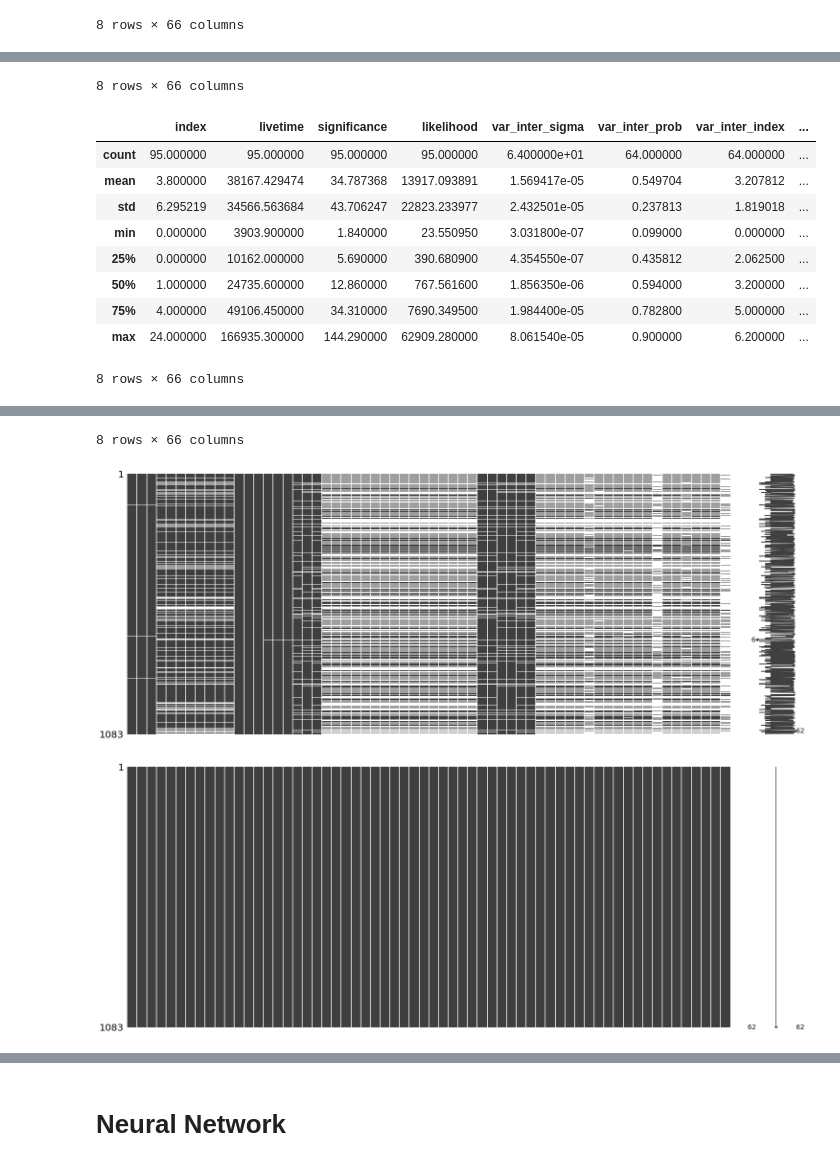
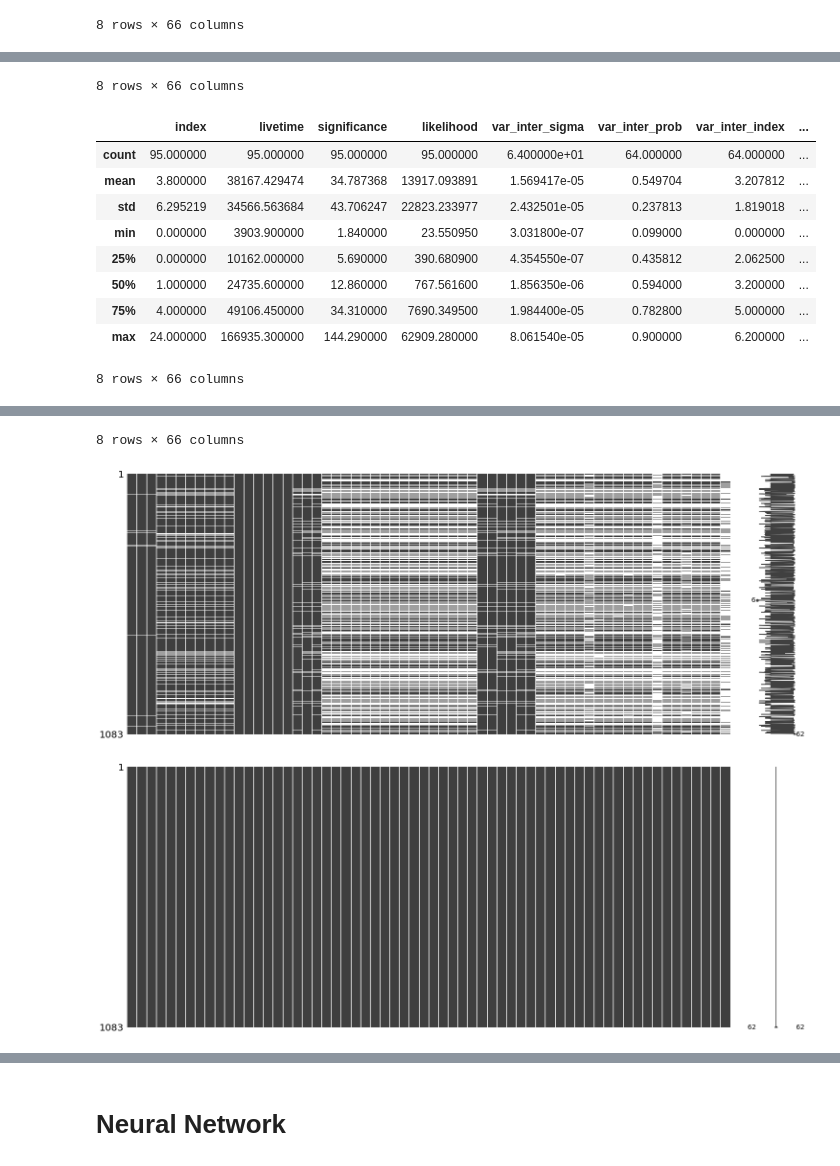
Before and after one commit to KumaranShivam5/aurora, a Jupyter notebook: phase_03/class_wise_v3/NN_NS_BH.ipynb, the cells around one changed output, grey strips where cells are left out. Cells and saved outputs as stored; diff of their text form; code cells hidden in the pictures.

```diff
--- a/phase_03/class_wise_v3/NN_NS_BH.ipynb
+++ b/phase_03/class_wise_v3/NN_NS_BH.ipynb
@@ -33,7 +33,7 @@ data = data[data['flux_aper']<min_flux]
 data = data[data['flux_aper_lolim']<min_flux]
 data = data[data['flux_aper_hilim']>(max_flux-2)]
 data = data[data['significance']>20]
-
+data = data.sample(frac=1)
 display(data.describe())
 data_class = data[['class']]
 data_val = data.drop(columns=['index' , 'livetime' , 'gti_obs' , 'significance' , 'likelihood' , 'class'])
@@ -79,34 +79,34 @@ plt.show()
 |  | index | livetime | significance | likelihood | var_inter_sigma | var_inter_prob | var_inter_index | ... |
 | count | 1268.000000 | 1268.000000 | 1268.000000 | 1.268000e+03 | 1.235000e+03 | 1235.000000 | 1235.000000 | ... |
 | mean | 21.215300 | 20853.597003 | 83.881743 | inf | 7.395187e-04 | 0.855801 | 6.468637 | ... |
 | std | 29.084807 | 23101.444868 | 117.400880 | inf | 1.908386e-03 | 0.168945 | 1.687557 | ... |
 | min | 0.000000 | 916.000000 | 1.000000 | 9.494117e+00 | 1.910500e-08 | 0.085000 | 0.000000 | ... |
 | 25% | 2.000000 | 7462.700000 | 17.270000 | 1.117242e+03 | 4.102500e-05 | 0.800000 | 6.400000 | ... |
 | 50% | 9.000000 | 9636.400000 | 44.360000 | 1.542845e+04 | 1.436754e-04 | 0.870250 | 6.400000 | ... |
 | 75% | 30.000000 | 26801.300000 | 90.710000 | 3.953709e+04 | 2.423574e-04 | 1.000000 | 8.000000 | ... |
 | max | 150.000000 | 173023.700000 | 519.420000 | 1.797693e+308 | 8.676740e-03 | 1.000000 | 8.000000 | ... |
 8 rows × 66 columns
 |  | index | livetime | significance | likelihood | var_inter_sigma | var_inter_prob | var_inter_index | ... |
 | count | 95.000000 | 95.000000 | 95.000000 | 95.000000 | 6.400000e+01 | 64.000000 | 64.000000 | ... |
 | mean | 3.800000 | 38167.429474 | 34.787368 | 13917.093891 | 1.569417e-05 | 0.549704 | 3.207812 | ... |
 | std | 6.295219 | 34566.563684 | 43.706247 | 22823.233977 | 2.432501e-05 | 0.237813 | 1.819018 | ... |
 | min | 0.000000 | 3903.900000 | 1.840000 | 23.550950 | 3.031800e-07 | 0.099000 | 0.000000 | ... |
 | 25% | 0.000000 | 10162.000000 | 5.690000 | 390.680900 | 4.354550e-07 | 0.435812 | 2.062500 | ... |
 | 50% | 1.000000 | 24735.600000 | 12.860000 | 767.561600 | 1.856350e-06 | 0.594000 | 3.200000 | ... |
 | 75% | 4.000000 | 49106.450000 | 34.310000 | 7690.349500 | 1.984400e-05 | 0.782800 | 5.000000 | ... |
 | max | 24.000000 | 166935.300000 | 144.290000 | 62909.280000 | 8.061540e-05 | 0.900000 | 6.200000 | ... |
 8 rows × 66 columns
 |  | index | livetime | significance | likelihood | var_inter_sigma | var_inter_prob | var_inter_index | ... |
 | count | 1083.000000 | 1083.000000 | 1083.000000 | 1.083000e+03 | 1.071000e+03 | 1071.000000 | 1071.000000 | ... |
 | mean | 27.932595 | 27164.564543 | 78.765965 | inf | 3.571451e-04 | 0.830899 | 6.246110 | ... |
 | std | 31.116799 | 30206.145443 | 88.076366 | inf | 1.254322e-03 | 0.158372 | 1.647559 | ... |
 | min | 0.000000 | 1165.800000 | 20.270000 | 1.387479e+01 | 4.354550e-07 | 0.099000 | 0.000000 | ... |
 | 25% | 4.000000 | 7630.050000 | 29.880000 | 5.361242e+03 | 5.023940e-05 | 0.800000 | 5.800000 | ... |
 | 50% | 16.000000 | 18023.700000 | 54.890000 | 1.542845e+04 | 8.803350e-05 | 0.820400 | 6.400000 | ... |
 | 75% | 44.000000 | 37958.300000 | 74.200000 | 2.181019e+04 | 1.675000e-04 | 1.000000 | 7.600000 | ... |
 | max | 150.000000 | 184208.000000 | 519.420000 | 1.797693e+308 | 8.676740e-03 | 1.000000 | 8.000000 | ... |
 8 rows × 66 columns
-[figure, old version]
+[figure, new version]
 [figure]
 # %%
 data[['flux_aper_hilim' , 'flux_aper_lolim' ,'flux_aper']].describe()
```
Also changed, not shown: parts of 12 cells of this notebook, 9 other files.
